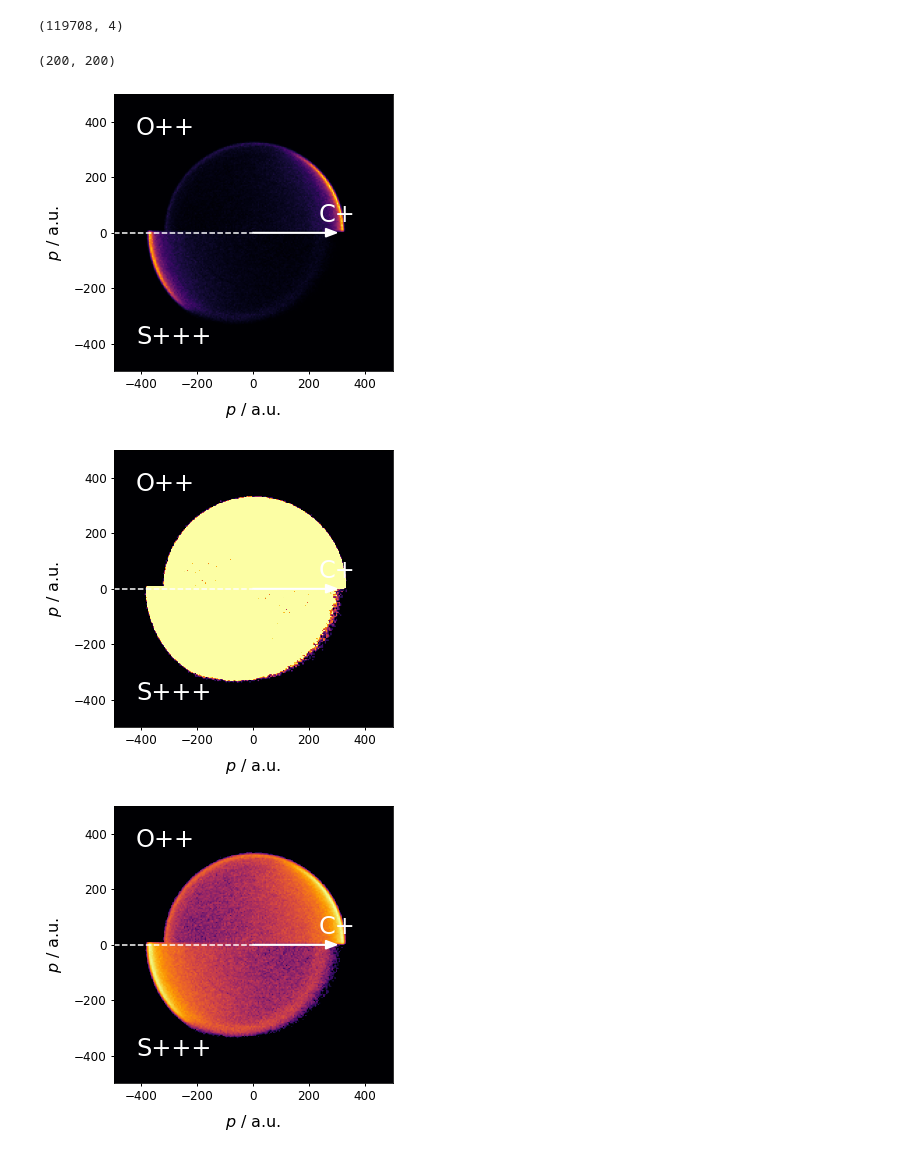
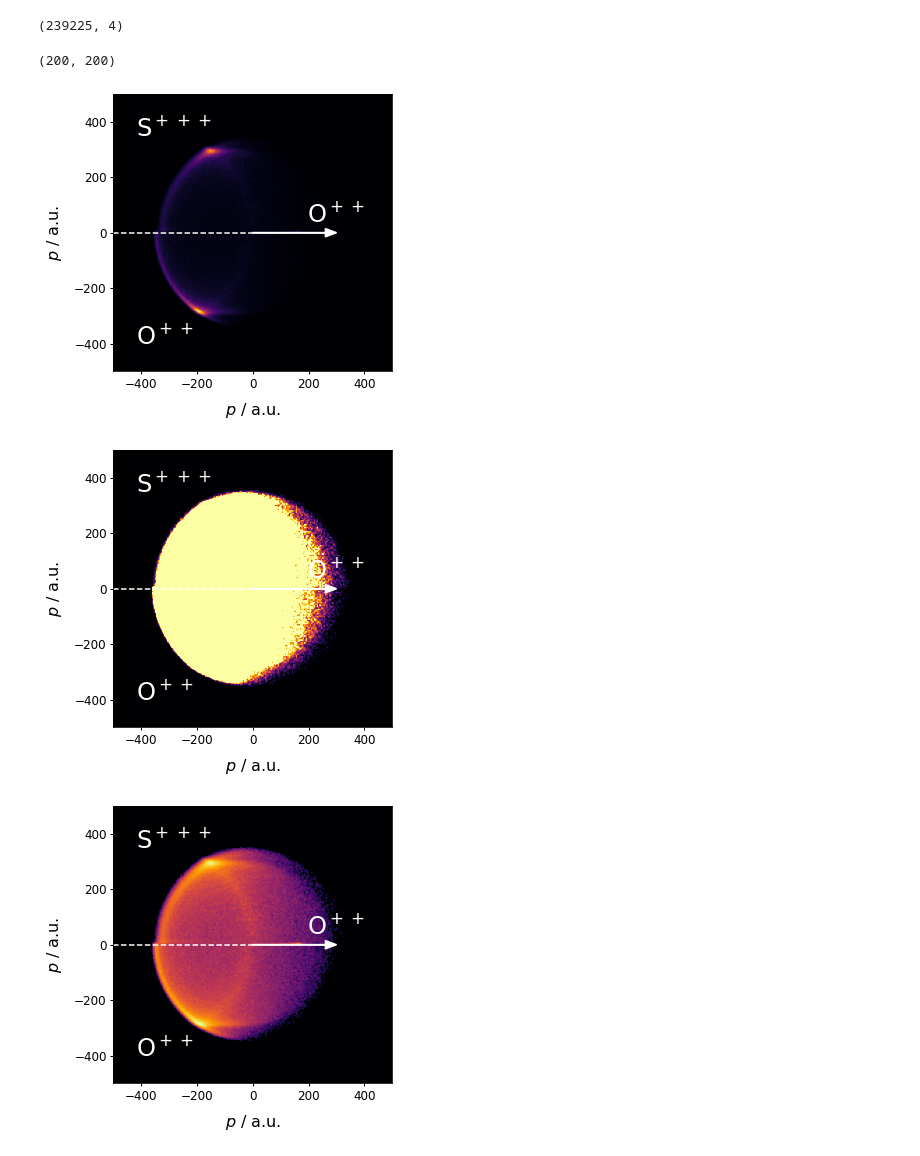
Before and after one commit to zhi-hao-liu/CEI_simulation_V2_Zhihao, a Jupyter notebook: 3_fold_cov_sim.ipynb, the cells around one changed output. Drawn from its saved outputs; the diff is of its cells as text; code cells hidden in the pictures.

```diff
--- a/3_fold_cov_sim.ipynb
+++ b/3_fold_cov_sim.ipynb
@@ -11,13 +9,15 @@ os.chdir(r'C:\Users\zhiha\Desktop\computation\OCS\CEI_simulation\3_fold_cov')
 # %%
 # load the data and transfer the data to pandas dataframe
 
-A_ion_path = 'OCS_C+_3_fold.npy' # Reference ion
-B_ion_path = 'OCS_O2+_3_fold.npy'
-C_ion_path = 'OCS_S3+_3_fold.npy'
+os.chdir(r'\\chem.ox.ac.uk\Research\Vallance Claire\Zhihao\Data\SO2\simulation\S3_O2_O2')
 
-ion_A = 'C+'
-ion_B = 'O++'
-ion_C = 'S+++'
+A_ion_path = 'SO2_O2+_3_fold.npy' # Reference ion
+B_ion_path = 'SO2_S3+_3_fold.npy'
+C_ion_path = 'SO2_O2+_3_fold.npy'
+
+ion_A = 'O$^+$$^+$' # Reference ion
+ion_B = 'S$^+$$^+$$^+$'
+ion_C = 'O$^+$$^+$'
 
 
 # define some parameters, same as the code in experiment data
@@ -57,7 +57,7 @@ C_array = df_C[['shot','p_x', 'p_y', 'p_xy']].values
 
 print(A_array.shape)
 # %% [output]
-(119708, 4)
+(239225, 4)
 # %%
 #Import functions in the 3 fold covariance calculation
 
@@ -224,6 +224,8 @@ print(cov.shape)
 
 import matplotlib.colors as colors
 
+os.chdir(r'\\chem.ox.ac.uk\Research\Vallance Claire\Zhihao\Data\SO2\simulation\S3_O2_O2\3_fold_newton_xy')
+cov_file_name = 'sig_O++_ref1_S+++_ref2_O++'
 
 
 # different linear vmax
@@ -246,7 +248,7 @@ ax.text(0.08, 0.92, ion_B, transform = ax.transAxes, fontsize = 24, color = 'w',
 ax.text(0.08, 0.08, ion_C, transform = ax.transAxes, fontsize = 24, color = 'w', ha  = 'left', va = 'bottom')
 ax.arrow(x = 0.5, y = 0.5, dx = 0.3, dy = 0, transform = ax.transAxes, color = 'w', length_includes_head = True, lw = 1.5, head_width = 0.03, head_length = 0.04)
 ax.plot((0, 0.5), (0.5, 0.5), ls = 'dashed', lw = 1.5, color = 'w', transform = ax.transAxes)
-
+plt.savefig(cov_file_name+'_' + str(1) +'.png', bbox_inches='tight')
 plt.show()
 
 # different linear vmax
@@ -266,35 +268,35 @@ ax.tick_params('both', length = 3, width = 1)
 
 ax.text(0.80, 0.52, ion_A, transform = ax.transAxes, fontsize = 24, color = 'w', ha  = 'center', va = 'bottom')
 ax.text(0.08, 0.92, ion_B, transform = ax.transAxes, fontsize = 24, color = 'w', ha  = 'left', va = 'top')
 ax.text(0.08, 0.08, ion_C, transform = ax.transAxes, fontsize = 24, color = 'w', ha  = 'left', va = 'bottom')
 ax.arrow(x = 0.5, y = 0.5, dx = 0.3, dy = 0, transform = ax.transAxes, color = 'w', length_includes_head = True, lw = 1.5, head_width = 0.03, head_length = 0.04)
 ax.plot((0, 0.5), (0.5, 0.5), ls = 'dashed', lw = 1.5, color = 'w', transform = ax.transAxes)
-
+plt.savefig(cov_file_name+'_' + str(2) +'.png', bbox_inches='tight')
 plt.show()
 
 # log colour scale
 fig, ax = plt.subplots(figsize = (5, 5), dpi = 72)
 
 term = cov
 image = term
 image[image < np.max(image)/1000] = np.max(image)/1000
 ax.imshow(image.T, cmap = 'inferno', norm=colors.LogNorm(vmin=np.max(image)/500, vmax=image.max()), extent = (-hlf_pxl*bin_size, hlf_pxl*bin_size, -hlf_pxl*bin_size, hlf_pxl*bin_size),
         origin = 'lower', aspect = 'auto')
 
 ax.set_xlabel(r'$p$ / a.u.', fontsize = 16, labelpad = 10)
 ax.set_ylabel(r'$p$ / a.u.', fontsize = 16, labelpad = 10)
 ax.tick_params(axis = 'x', labelsize = 12)
 ax.tick_params(axis = 'y', labelsize = 12)
 ax.tick_params('both', length = 3, width = 1)
 
 ax.text(0.80, 0.52, ion_A, transform = ax.transAxes, fontsize = 24, color = 'w', ha  = 'center', va = 'bottom')
 ax.text(0.08, 0.92, ion_B, transform = ax.transAxes, fontsize = 24, color = 'w', ha  = 'left', va = 'top')
 ax.text(0.08, 0.08, ion_C, transform = ax.transAxes, fontsize = 24, color = 'w', ha  = 'left', va = 'bottom')
 ax.arrow(x = 0.5, y = 0.5, dx = 0.3, dy = 0, transform = ax.transAxes, color = 'w', length_includes_head = True, lw = 1.5, head_width = 0.03, head_length = 0.04)
 ax.plot((0, 0.5), (0.5, 0.5), ls = 'dashed', lw = 1.5, color = 'w', transform = ax.transAxes)
-
+plt.savefig(cov_file_name+'_' + str(3) +'.png', bbox_inches='tight')
 plt.show()
 # %% [output]
-[figure, old version]
+[figure, new version]
-[figure, old version]
+[figure, new version]
-[figure, old version]
+[figure, new version]
```
Also changed, not shown: parts of 3 cells of this notebook.
